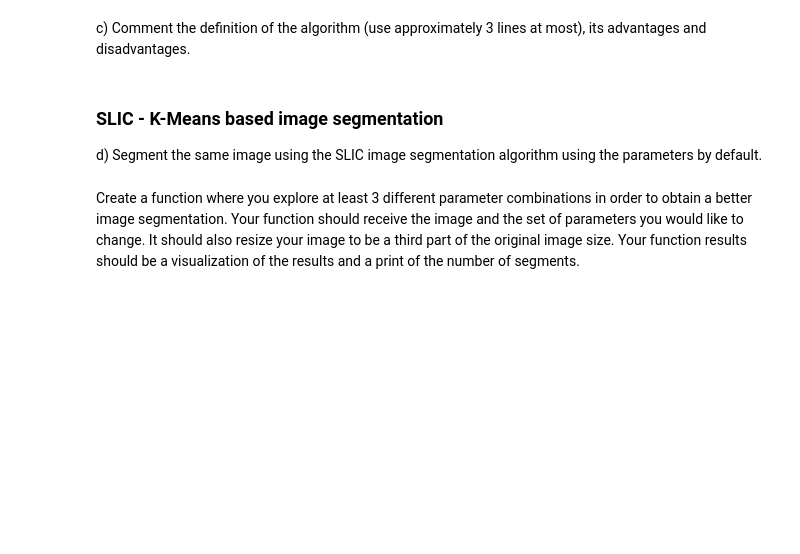
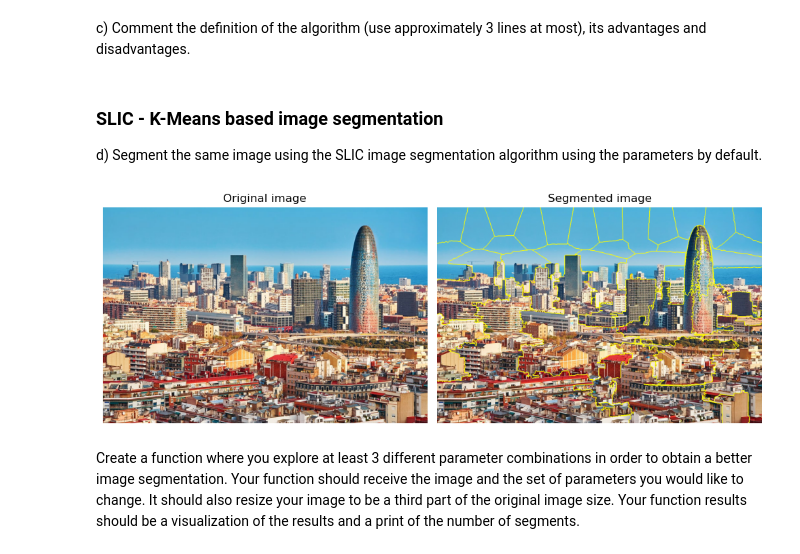
Before and after one commit to MohsinZamanShaheen/Artificial-Vision, a Jupyter notebook: Práctica 3/p3_2023.ipynb, the cells around one changed output. Saved outputs shown, nothing was run; the diff lists cells and outputs as text; code cells hidden in the pictures; blank space fills up the shorter version.

```diff
--- a/Práctica 3/p3_2023.ipynb
+++ b/Práctica 3/p3_2023.ipynb
@@ -93,2 +173,18 @@ d) Segment the same image using the SLIC image segmentation algorithm using the
+# %%
+img = skimage.io.imread('images_notebook/barcelona.jpeg')
+segments_slic = slic(img, n_segments=100, compactness=10, sigma=1)
+
+#plot the original image and the segmented image in the same plot with titles
+fig, ax = plt.subplots(1, 2, figsize=(10, 10), sharex=True, sharey=True)
+ax[0].imshow(img)
+ax[0].set_title('Original image')
+ax[1].imshow(mark_boundaries(img, segments_slic))
+ax[1].set_title('Segmented image')
+for a in ax.ravel():
+    a.set_axis_off()
+plt.tight_layout()
+plt.show()
+# %% [output]
+[figure, added]
 # %% [markdown]
 Create a function where you explore at least 3 different parameter combinations in order to obtain a better image segmentation. Your function should receive the image and the set of parameters you would like to change. It should also resize your image to be a third part of the original image size. Your function results should be a visualization of the results and a print of the number of segments.
```
Also changed, not shown: parts of 19 cells of this notebook.
